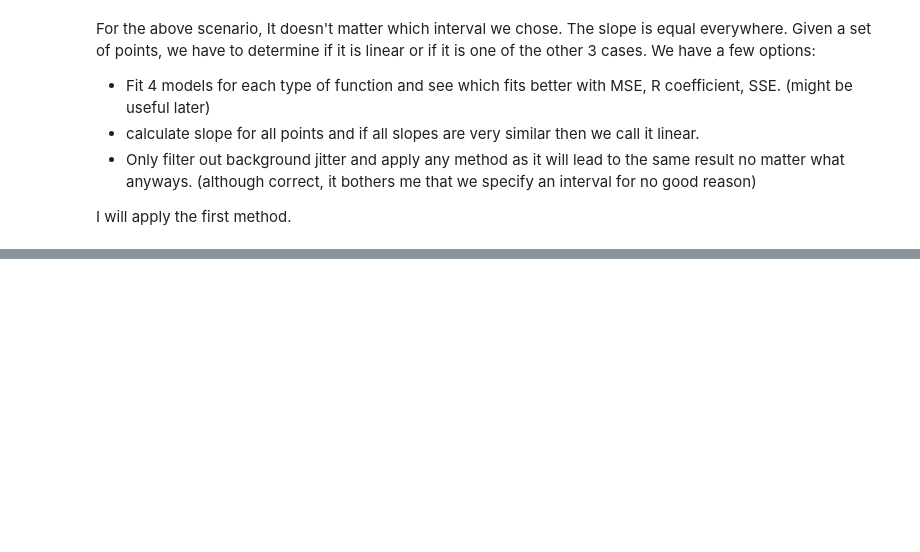
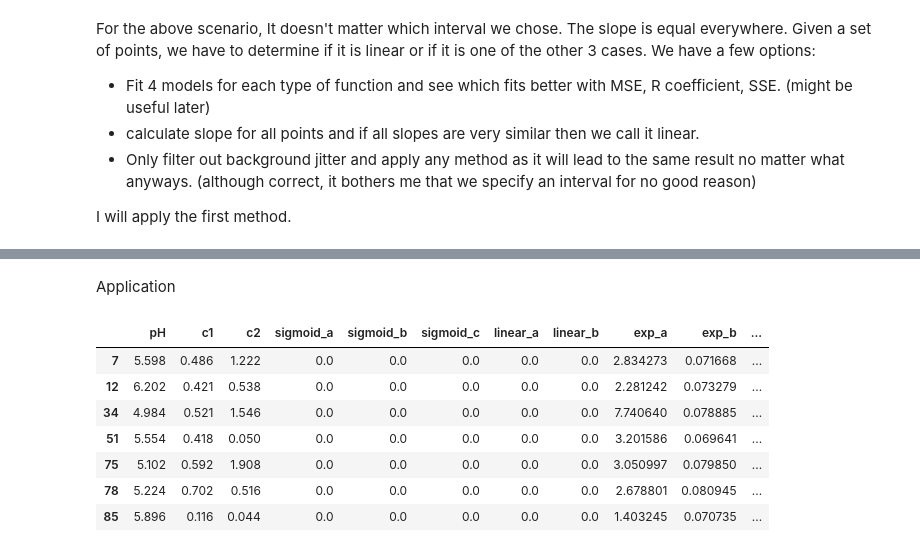
Before and after one commit to DaniNiamut/ict-f0ntys-internship, a Jupyter notebook: max_rate_reaction.ipynb, the cells around one changed output, grey strips where cells are left out. Cells and saved outputs as stored; diff of their text form; code cells hidden in the pictures; blank space fills up the shorter version.

```diff
--- a/max_rate_reaction.ipynb
+++ b/max_rate_reaction.ipynb
@@ -95,0 +64,18 @@ if best_fit == 'linear':
+# %% [markdown]
+Application
+# %%
+raw_df = pd.read_excel('internship_simplified.xlsx',sheet_name='Sheet1')
+settings_df = pd.read_excel('internship_simplified.xlsx',sheet_name='Sheet2')
+# %%
+df = preprocessor(settings_df,raw_df, ['G6','G9'], plot=True)
+a = np.where(df['function_type'] != 'linear')
+df.iloc[a[0]]
+# %% [output]
+|  | pH | c1 | c2 | sigmoid_a | sigmoid_b | sigmoid_c | linear_a | linear_b | exp_a | exp_b | ... |
+| 7 | 5.598 | 0.486 | 1.222 | 0.0 | 0.0 | 0.0 | 0.0 | 0.0 | 2.834273 | 0.071668 | ... |
+| 12 | 6.202 | 0.421 | 0.538 | 0.0 | 0.0 | 0.0 | 0.0 | 0.0 | 2.281242 | 0.073279 | ... |
+| 34 | 4.984 | 0.521 | 1.546 | 0.0 | 0.0 | 0.0 | 0.0 | 0.0 | 7.740640 | 0.078885 | ... |
+| 51 | 5.554 | 0.418 | 0.050 | 0.0 | 0.0 | 0.0 | 0.0 | 0.0 | 3.201586 | 0.069641 | ... |
+| 75 | 5.102 | 0.592 | 1.908 | 0.0 | 0.0 | 0.0 | 0.0 | 0.0 | 3.050997 | 0.079850 | ... |
+| 78 | 5.224 | 0.702 | 0.516 | 0.0 | 0.0 | 0.0 | 0.0 | 0.0 | 2.678801 | 0.080945 | ... |
+| 85 | 5.896 | 0.116 | 0.044 | 0.0 | 0.0 | 0.0 | 0.0 | 0.0 | 1.403245 | 0.070735 | ... |
```
Also changed, not shown: parts of 5 cells of this notebook, 3 other files.
